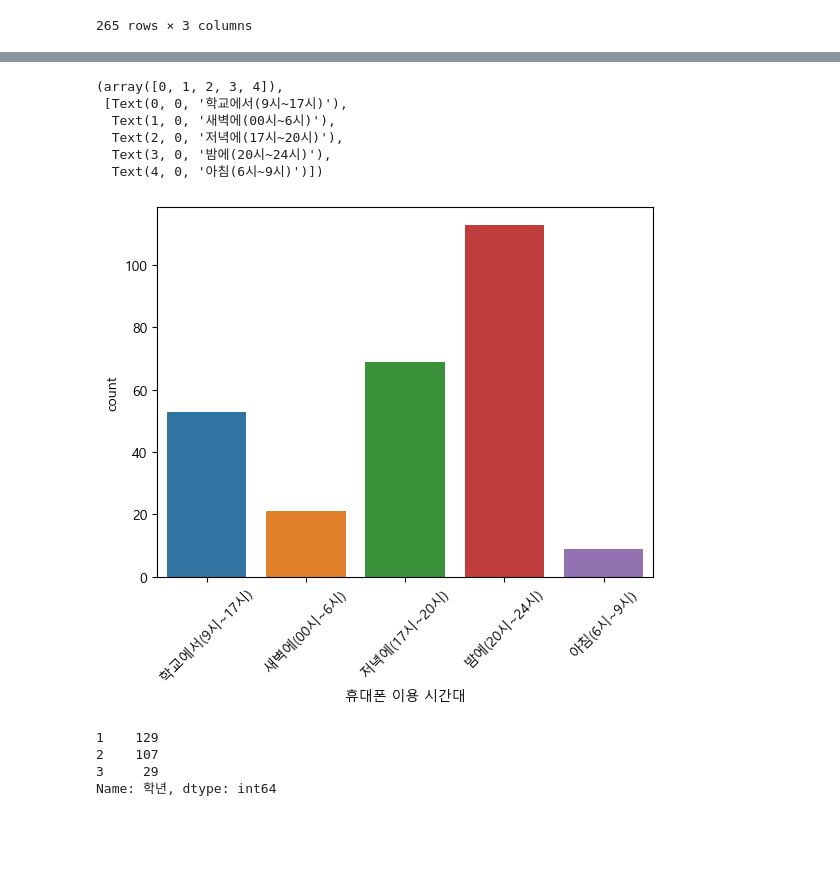
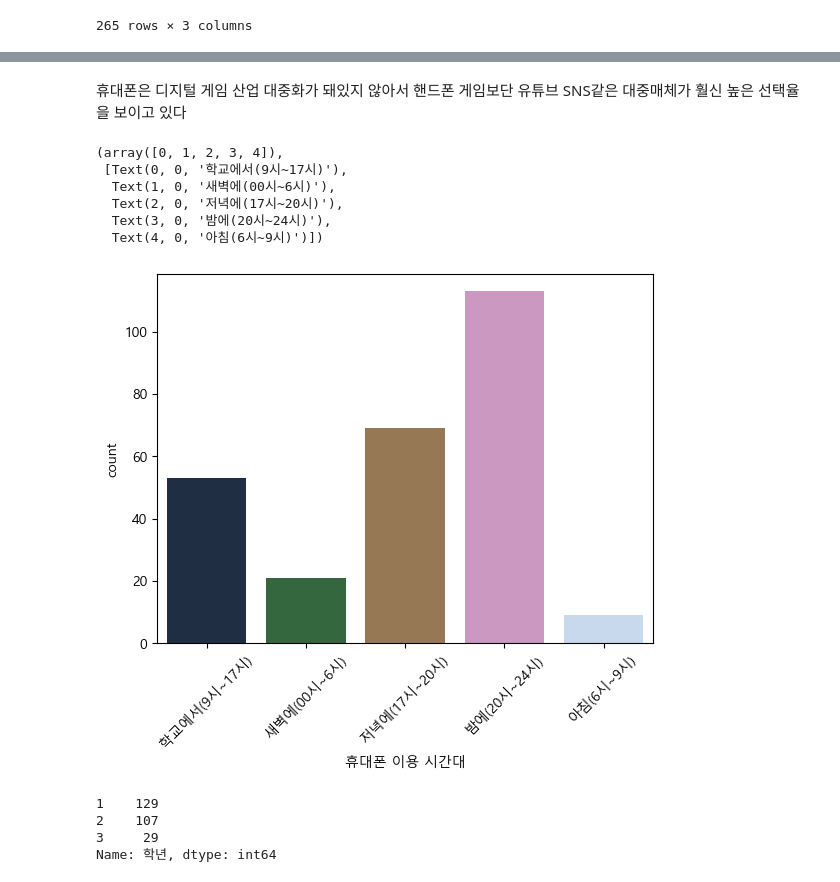
Before and after one commit to domangga/jupyter_notebook_1-99, a Jupyter notebook: 대회준비2.ipynb, the cells around one changed output, grey strips where cells are left out. Saved outputs shown, nothing was run; the diff lists cells and outputs as text; code cells hidden in the pictures; blank space fills up the shorter version.

```diff
--- a/대회준비2.ipynb
+++ b/대회준비2.ipynb
@@ -80,14 +71,16 @@ plt.xticks(rotation=45, fontsize=10)
+# %% [markdown]
+휴대폰은 디지털 게임 산업 대중화가 돼있지 않아서 핸드폰 게임보단 유튜브 SNS같은 대중매체가 훨신 높은 선택율을 보이고 있다
 # %%
-sns.countplot(data=k, x="휴대폰 이용 시간대")
+sns.countplot(data=k, x="휴대폰 이용 시간대",palette="cubehelix")
 plt.xticks(rotation=45, fontsize=10)
 # %% [output]
 (array([0, 1, 2, 3, 4]),
  [Text(0, 0, '학교에서(9시~17시)'),
   Text(1, 0, '새벽에(00시~6시)'),
   Text(2, 0, '저녁에(17시~20시)'),
   Text(3, 0, '밤에(20시~24시)'),
   Text(4, 0, '아침(6시~9시)')])
-[figure, old version]
+[figure, new version]
 # %%
 k["학년"].value_counts()
 # %% [output]
```
Also changed, not shown: parts of 10 cells of this notebook, 2 other files.
